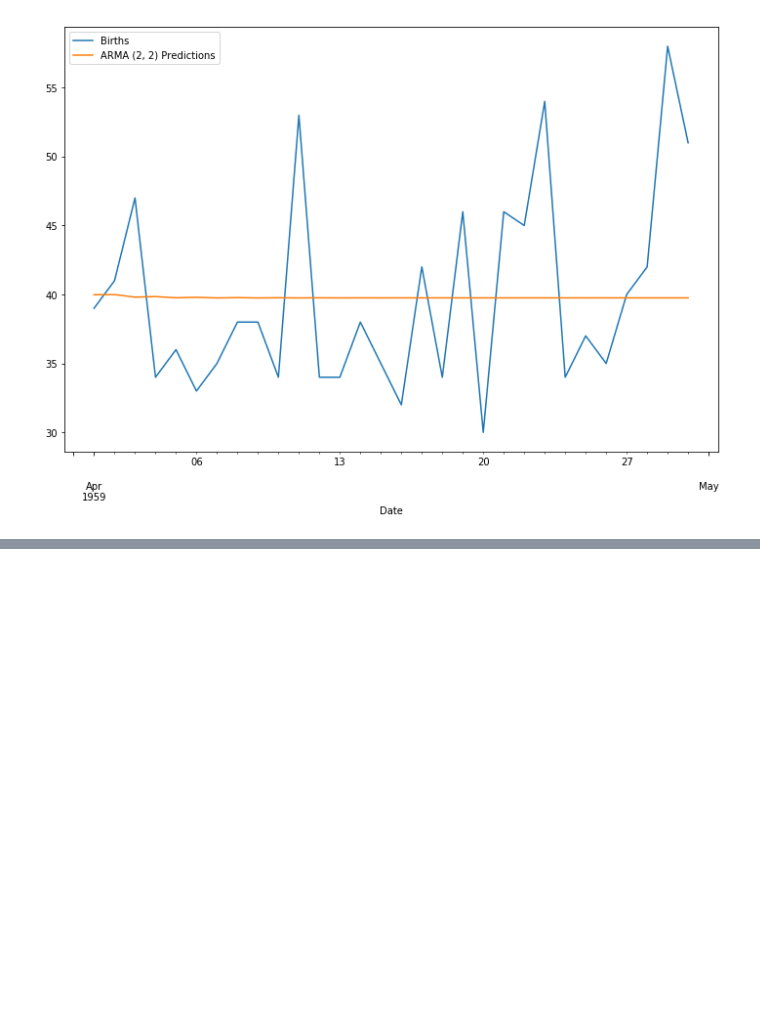
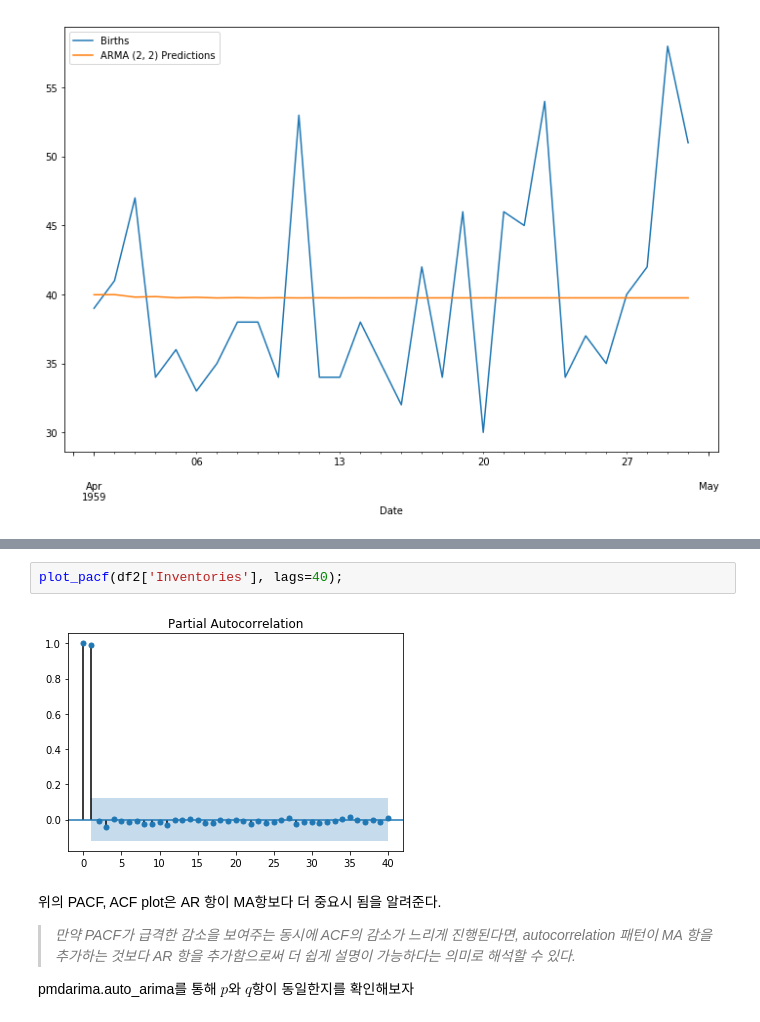
Before and after one commit to unknown-jun/Machine_Learning, a Jupyter notebook: Forecasting_Time_Series/3_General-Forecasting-Models/06_ARIMA.ipynb, the cells around one changed output, grey strips where cells are left out. Drawn from its saved outputs; the diff is of its cells as text; blank space fills up the shorter version.

```diff
--- a/Forecasting_Time_Series/3_General-Forecasting-Models/06_ARIMA.ipynb
+++ b/Forecasting_Time_Series/3_General-Forecasting-Models/06_ARIMA.ipynb
@@ -333,0 +433,10 @@ Error:  [0.05589996]
+# %%
+plot_pacf(df2['Inventories'], lags=40);
+# %% [output]
+[figure, added]
+# %% [markdown]
+위의 PACF, ACF plot은 AR 항이 MA항보다 더 중요시 됨을 알려준다.
+<br>
+> <em>만약 PACF가 급격한 감소을 보여주는 동시에 ACF의 감소가 느리게 진행된다면, autocorrelation 패턴이 MA 항을 추가하는 것보다 AR 항을 추가함으로써 더 쉽게 설명이 가능하다는 의미로 해석할 수 있다.</em><br>
+
+pmdarima.auto_arima를 통해 $p$와 $q$항이 동일한지를 확인해보자
```
Also changed, not shown: parts of 38 cells of this notebook.
